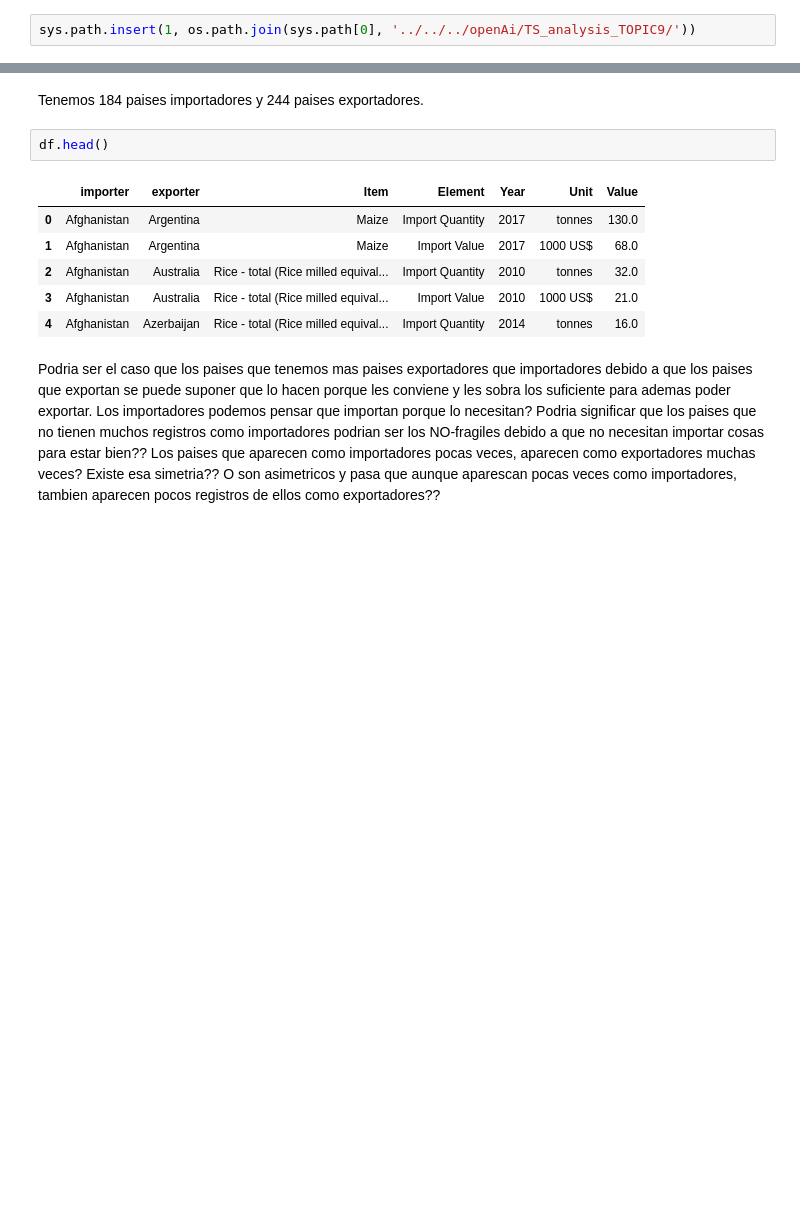
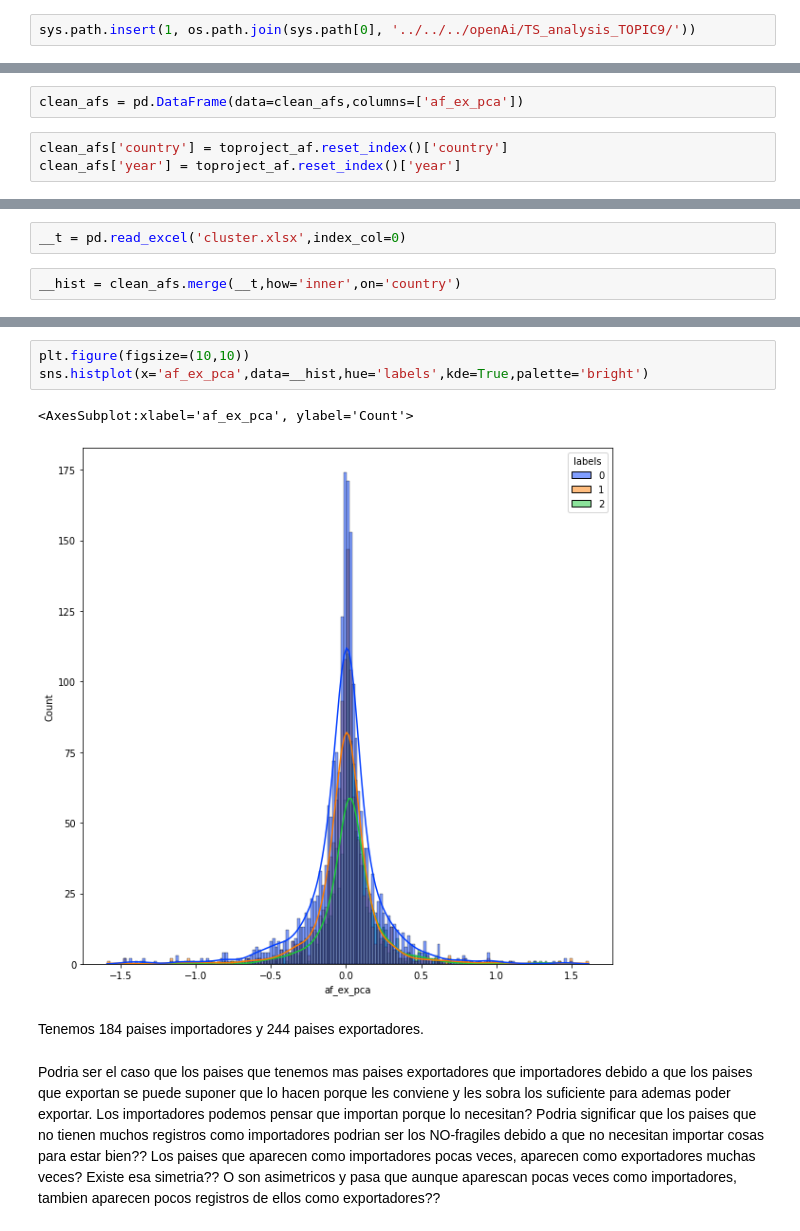
Before and after one commit to RogelioLozano/AOFFTN, a Jupyter notebook: Exploration_V3/Ideas_exploradas.ipynb, the cells around one changed output, grey strips where cells are left out. Drawn from its saved outputs; the diff is of its cells as text; blank space fills up the shorter version.

```diff
--- a/Exploration_V3/Ideas_exploradas.ipynb
+++ b/Exploration_V3/Ideas_exploradas.ipynb
@@ -24,0 +53,5 @@ df.importer.unique().shape
+# %%
+clean_afs = pd.DataFrame(data=clean_afs,columns=['af_ex_pca'])
+# %%
+clean_afs['country'] = toproject_af.reset_index()['country']
+clean_afs['year'] = toproject_af.reset_index()['year']
@@ -24,0 +60,4 @@ df.importer.unique().shape
+# %%
+__t = pd.read_excel('cluster.xlsx',index_col=0)
+# %%
+__hist = clean_afs.merge(__t,how='inner',on='country')
@@ -25,13 +80,10 @@ df.importer.unique().shape
+# %%
+plt.figure(figsize=(10,10))
+sns.histplot(x='af_ex_pca',data=__hist,hue='labels',kde=True,palette='bright')
+# %% [output]
+<AxesSubplot:xlabel='af_ex_pca', ylabel='Count'>
+[figure, added]
 # %% [markdown]
 Tenemos 184 paises importadores y 244 paises exportadores.
-# %%
-df.head()
-# %% [output]
-|  | importer | exporter | Item | Element | Year | Unit | Value |
-| 0 | Afghanistan | Argentina | Maize | Import Quantity | 2017 | tonnes | 130.0 |
-| 1 | Afghanistan | Argentina | Maize | Import Value | 2017 | 1000 US$ | 68.0 |
-| 2 | Afghanistan | Australia | Rice - total (Rice milled equival... | Import Quantity | 2010 | tonnes | 32.0 |
-| 3 | Afghanistan | Australia | Rice - total (Rice milled equival... | Import Value | 2010 | 1000 US$ | 21.0 |
-| 4 | Afghanistan | Azerbaijan | Rice - total (Rice milled equival... | Import Quantity | 2014 | tonnes | 16.0 |
 # %% [markdown]
 Podria ser el caso que los paises que tenemos mas paises exportadores que importadores debido a que los paises que exportan se puede suponer que lo hacen porque les conviene y les sobra los suficiente para ademas poder exportar. Los importadores podemos pensar que importan porque lo necesitan? Podria significar que los paises que no tienen muchos registros como importadores podrian ser los NO-fragiles debido a que no necesitan importar cosas para estar bien?? Los paises que aparecen como importadores pocas veces, aparecen como exportadores muchas veces? Existe esa simetria?? O son asimetricos y pasa que aunque aparescan pocas veces como importadores, tambien aparecen pocos registros de ellos como exportadores??
```
Also changed, not shown: parts of 20 cells of this notebook, 3 other files.
